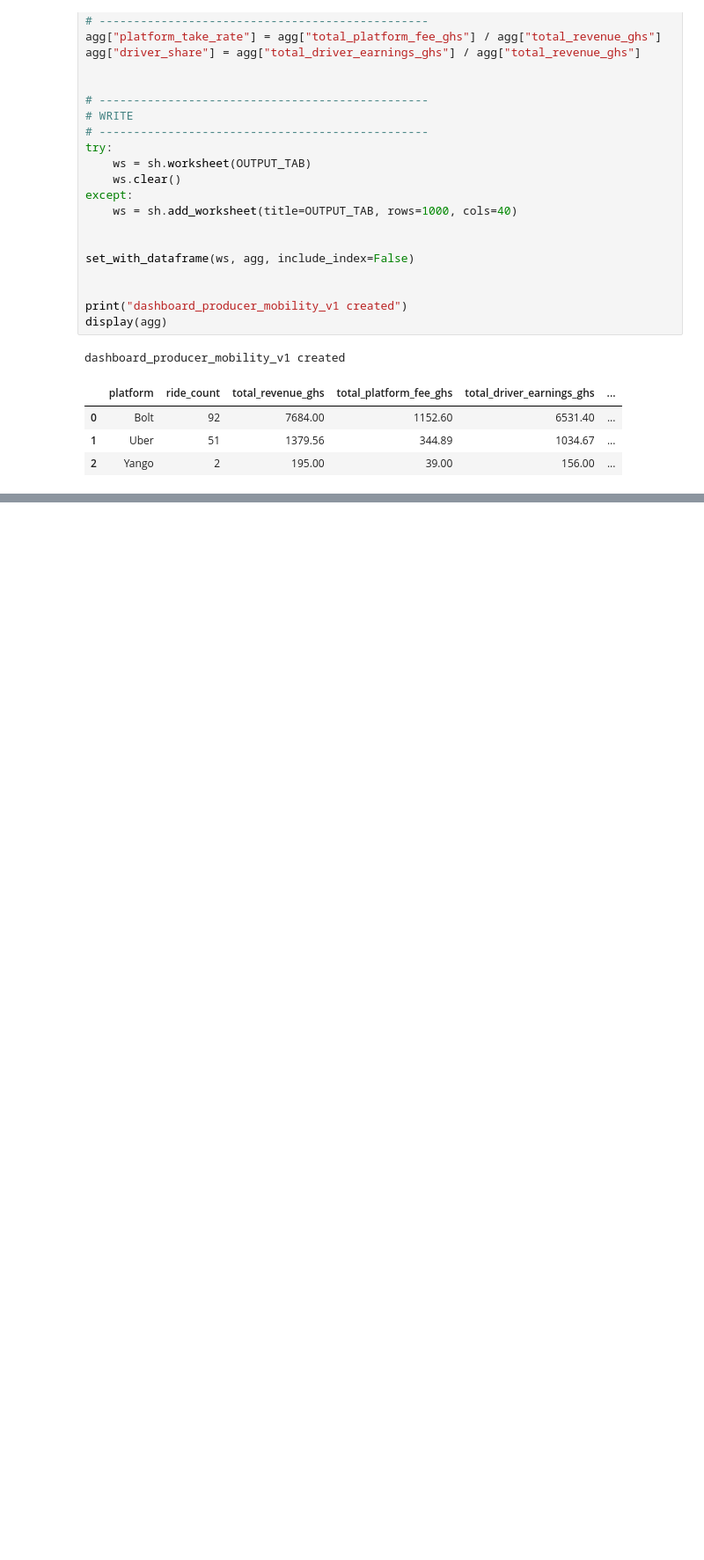
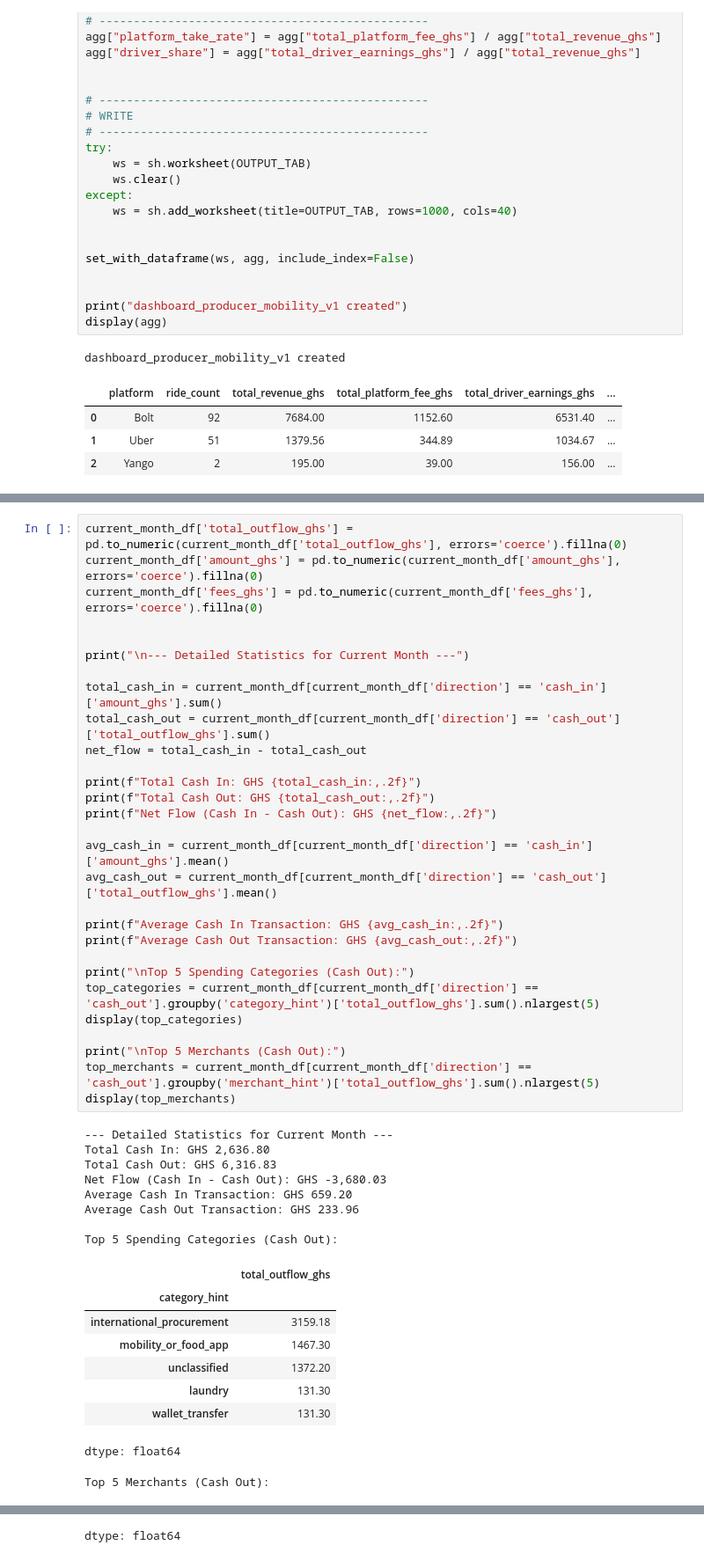
Before and after one commit to hmnaz213/native, a Jupyter notebook: baobab_personal_ssot.ipynb, the cells around one changed output, grey strips where cells are left out. Shown at 88% size. Saved outputs shown, nothing was run; the diff lists cells and outputs as text; blank space fills up the shorter version.

```diff
--- a/baobab_personal_ssot.ipynb
+++ b/baobab_personal_ssot.ipynb
@@ -5534,0 +5622,47 @@ dashboard_producer_mobility_v1 created
+# %%
+current_month_df['total_outflow_ghs'] = pd.to_numeric(current_month_df['total_outflow_ghs'], errors='coerce').fillna(0)
+current_month_df['amount_ghs'] = pd.to_numeric(current_month_df['amount_ghs'], errors='coerce').fillna(0)
+current_month_df['fees_ghs'] = pd.to_numeric(current_month_df['fees_ghs'], errors='coerce').fillna(0)
+
+
+print("\n--- Detailed Statistics for Current Month ---")
+
+total_cash_in = current_month_df[current_month_df['direction'] == 'cash_in']['amount_ghs'].sum()
+total_cash_out = current_month_df[current_month_df['direction'] == 'cash_out']['total_outflow_ghs'].sum()
+net_flow = total_cash_in - total_cash_out
+
+print(f"Total Cash In: GHS {total_cash_in:,.2f}")
+print(f"Total Cash Out: GHS {total_cash_out:,.2f}")
+print(f"Net Flow (Cash In - Cash Out): GHS {net_flow:,.2f}")
+
+avg_cash_in = current_month_df[current_month_df['direction'] == 'cash_in']['amount_ghs'].mean()
+avg_cash_out = current_month_df[current_month_df['direction'] == 'cash_out']['total_outflow_ghs'].mean()
+
+print(f"Average Cash In Transaction: GHS {avg_cash_in:,.2f}")
+print(f"Average Cash Out Transaction: GHS {avg_cash_out:,.2f}")
+
+print("\nTop 5 Spending Categories (Cash Out):")
+top_categories = current_month_df[current_month_df['direction'] == 'cash_out'].groupby('category_hint')['total_outflow_ghs'].sum().nlargest(5)
+display(top_categories)
+
+print("\nTop 5 Merchants (Cash Out):")
+top_merchants = current_month_df[current_month_df['direction'] == 'cash_out'].groupby('merchant_hint')['total_outflow_ghs'].sum().nlargest(5)
+display(top_merchants)
+# %% [output]
+--- Detailed Statistics for Current Month ---
+Total Cash In: GHS 2,636.80
+Total Cash Out: GHS 6,316.83
+Net Flow (Cash In - Cash Out): GHS -3,680.03
+Average Cash In Transaction: GHS 659.20
+Average Cash Out Transaction: GHS 233.96
+
+Top 5 Spending Categories (Cash Out):
+|  | total_outflow_ghs |
+| category_hint |  |
+| international_procurement | 3159.18 |
+| mobility_or_food_app | 1467.30 |
+| unclassified | 1372.20 |
+| laundry | 131.30 |
+| wallet_transfer | 131.30 |
+dtype: float64
+Top 5 Merchants (Cash Out):
@@ -5534,0 +5673 @@ dashboard_producer_mobility_v1 created
+dtype: float64
```
Also changed, not shown: parts of 6 cells of this notebook.
